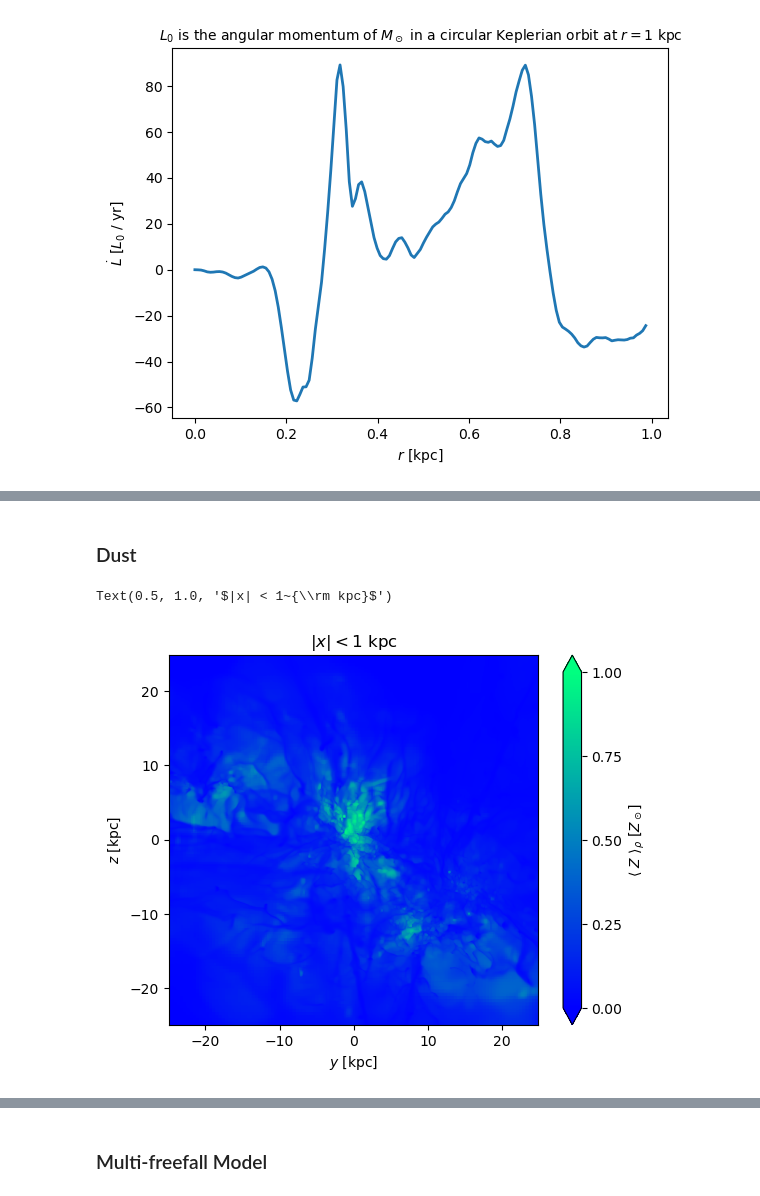
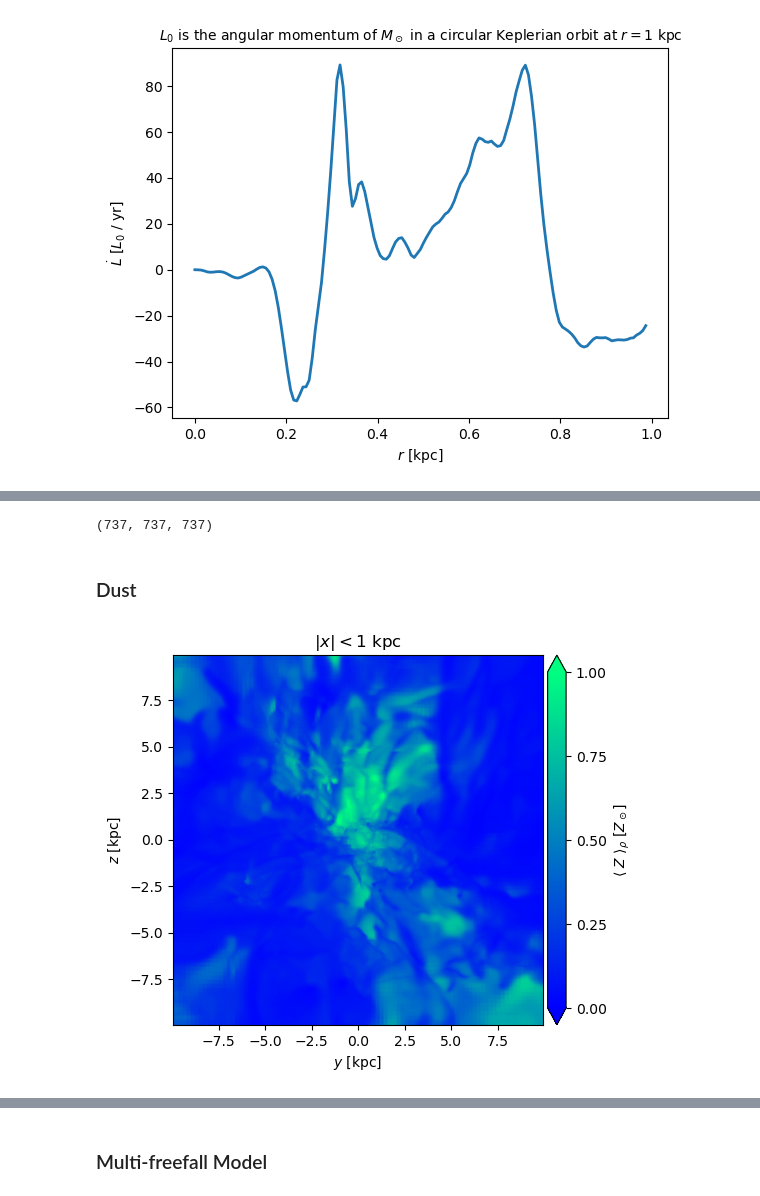
Before and after one commit to zandalman/RAMSES-analysis, a Jupyter notebook: analysis.ipynb, the cells around one changed output, grey strips where cells are left out. Cells and saved outputs as stored; diff of their text form; code cells hidden in the pictures.

```diff
--- a/analysis.ipynb
+++ b/analysis.ipynb
@@ -12,7 +12,7 @@ from sim import *
 #list_of_sim = [sim_eps0p01, sim_eps0p1, sim_eps1p0, sim_gas]
 #sim = sim_gas
 # %%
-sim = Sim(ALPHA_EPS0P1, "gridded_data_medium.npz", epsilon_SF=1.0)
+sim = Sim(ALPHA_EPS0P1, "gridded_data_medium_lowres.npz", epsilon_SF=None)
 # %% [output]
 Moving to directory '/home/za9132/scratch/romain/alpha_eps0p1'.
 # %% [markdown]
@@ -113,17 +128,18 @@ Text(0.5, 1.0, '$r \\in [0, 1]~{\\rm kpc}$')
+# %%
+sim.density.shape
+# %% [output]
+(737, 737, 737)
 # %% [markdown]
 ### Dust
 # %%
 slice = X
 slice_label = ["x", "y", "z"][slice]
 
-sim.plot_slice(sim.metallicity / const.Z_sol, (0, 1), avg=True, slice=slice, weight=sim.density, project=True, do_log=False, cmap='winter', cbar_label=r'$\langle~Z~\rangle_\rho$ [$Z_\odot$]', cbar_tick_increment=0.25)
-
-plt.title(r'$|%s| < 1~{\rm kpc}$' % slice_label)
+sim.plot(sim.metallicity / const.Z_sol, (0, 1), avg=True, slice=slice, weight=sim.density, project=True, do_log=False, cmap='winter', cbar_label=r'$\langle~Z~\rangle_\rho$ [$Z_\odot$]', cbar_tick_increment=0.25, title=r'$|%s| < 1~{\rm kpc}$' % slice_label)
 
 # sim.save_fig("metal-proj-%s" % slice_label)
 # %% [output]
-Text(0.5, 1.0, '$|x| < 1~{\\rm kpc}$')
-[figure, old version]
+[figure, new version]
 # %%
 slice = X
 slice_label = ["x", "y", "z"][slice]
```
Also changed, not shown: parts of 16 cells of this notebook, 4 other files.
